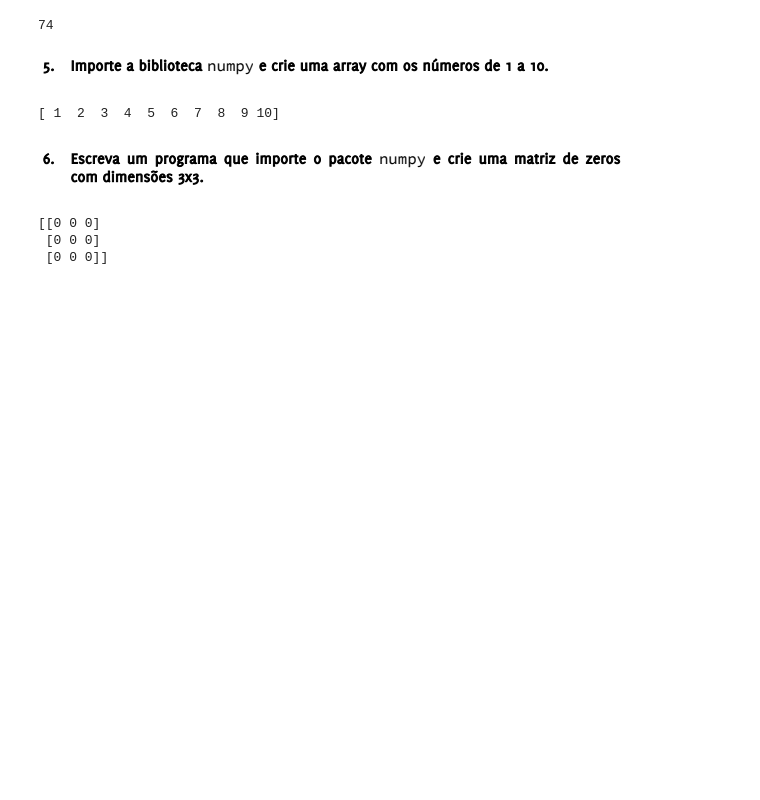
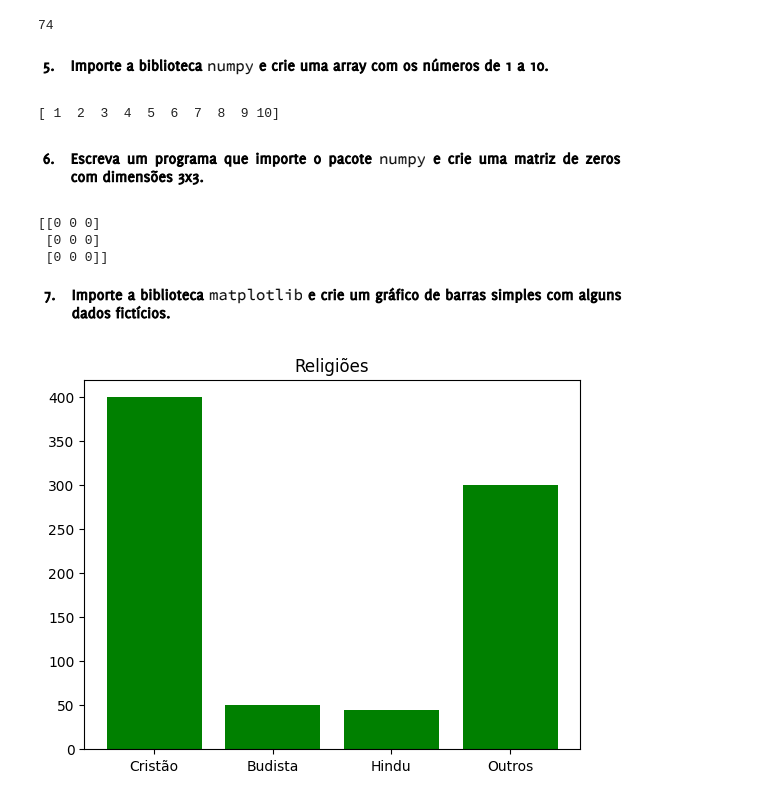
Before and after one commit to henrique-furtado47/Algoritmos-python, a Jupyter notebook: Exercício_Algoritmos_II_Bibliotecas,_Pacotes_Módulos.ipynb, the cells around one changed output. Cells and saved outputs as stored; diff of their text form; code cells hidden in the pictures; blank space fills up the shorter version.

```diff
--- a/Exercício_Algoritmos_II_Bibliotecas,_Pacotes_Módulos.ipynb
+++ b/Exercício_Algoritmos_II_Bibliotecas,_Pacotes_Módulos.ipynb
@@ -69,3 +69,17 @@ print(criar_matriz(3, 3))
 [[0 0 0]
  [0 0 0]
  [0 0 0]]
+# %% [markdown]
+![image.png](embedded-picture-1)
+# %%
+import matplotlib.pyplot as plt
+import numpy as np
+
+x=np.array(['Cristão', 'Budista', 'Hindu', 'Outros'])
+y=np.array([400, 50, 45, 300])
+
+plt.title("Religiões")
+plt.bar(x, y, color='green')
+plt.show()
+# %% [output]
+[figure, added]
```
Also changed, not shown: parts of 18 cells of this notebook.
